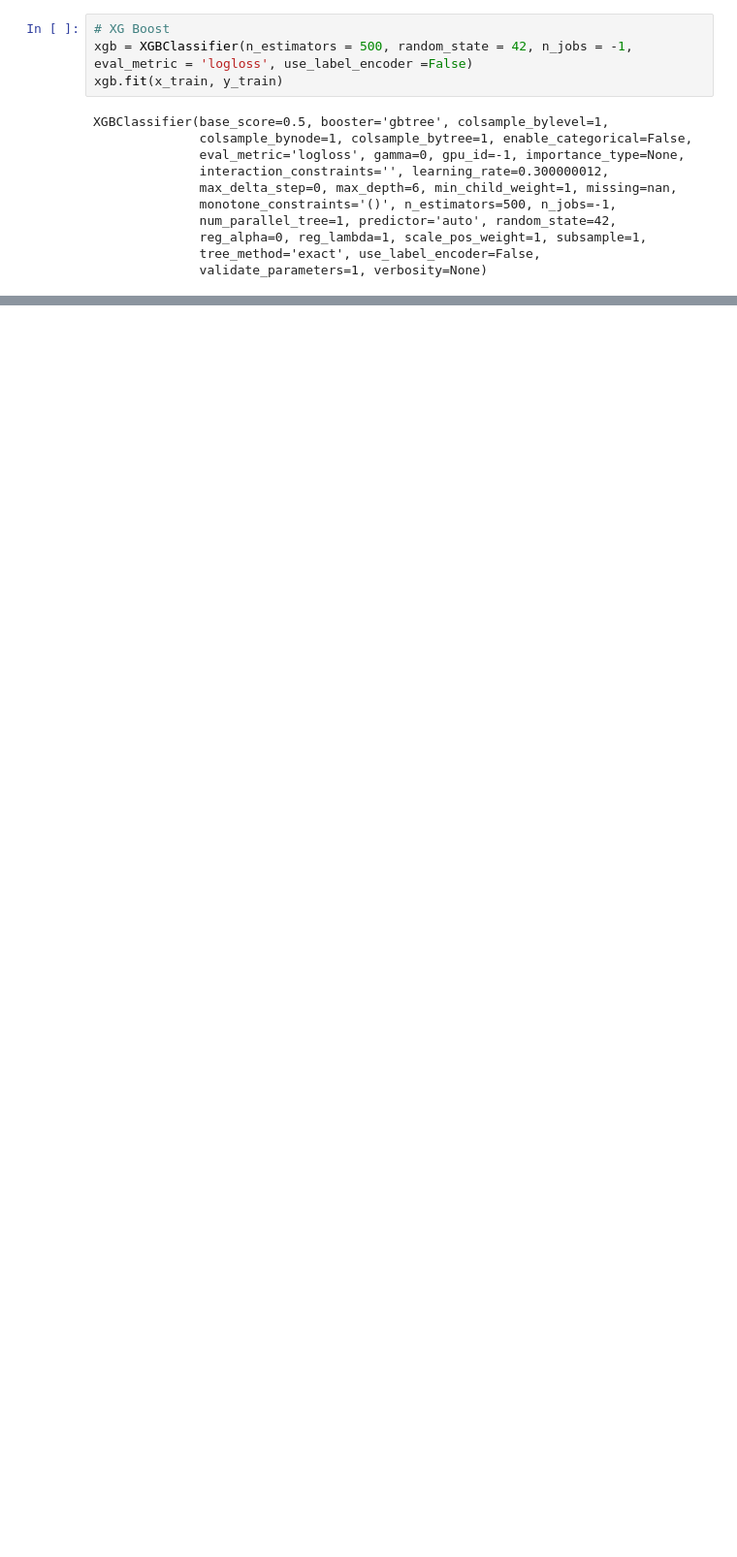
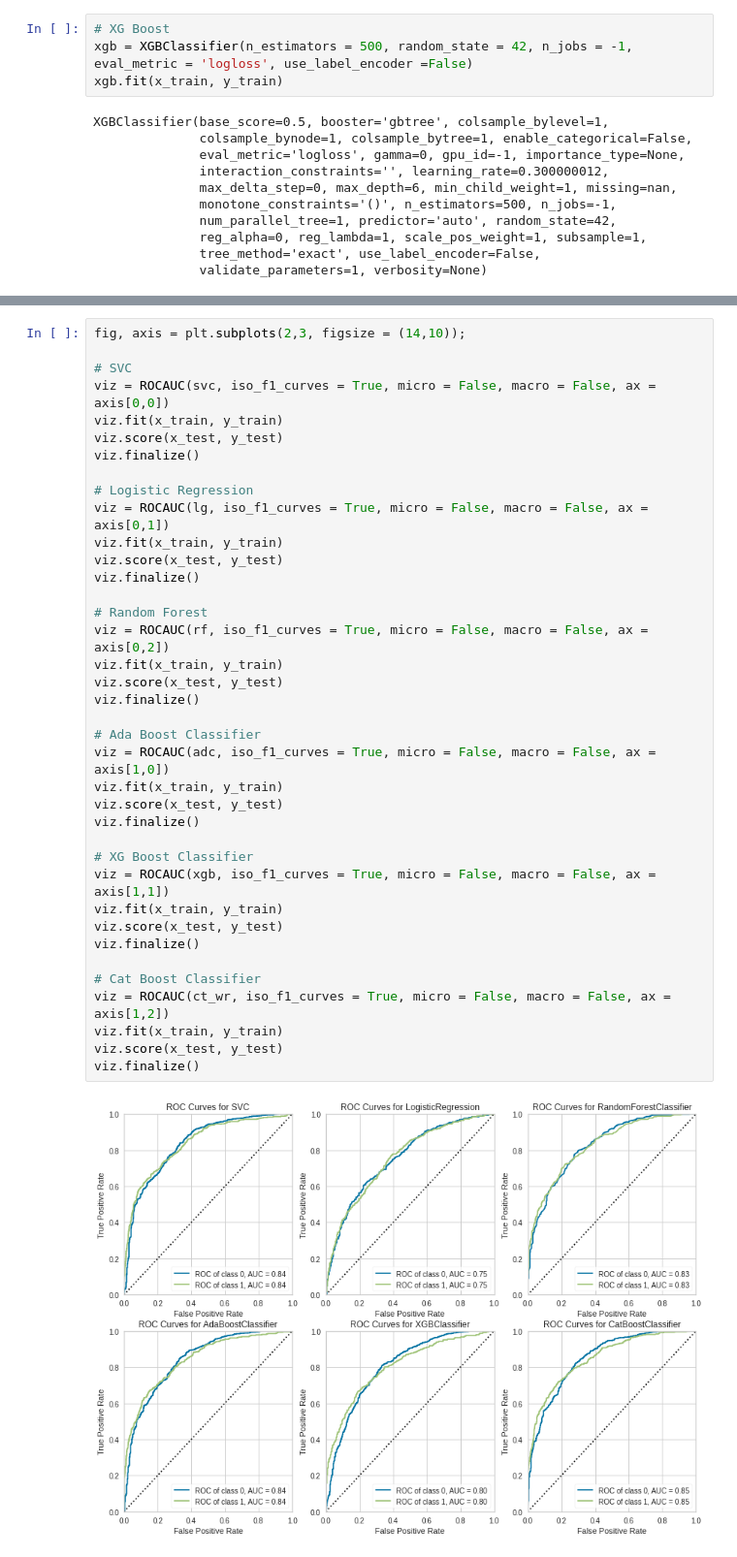
Before and after one commit to denisshiki/churn_prediction, a Jupyter notebook: churn.ipynb, the cells around one changed output, grey strips where cells are left out. Shown at 97% size. Saved outputs shown, nothing was run; the diff lists cells and outputs as text; blank space fills up the shorter version.

```diff
--- a/churn.ipynb
+++ b/churn.ipynb
@@ -1159,0 +1228,40 @@ g = visualizer.finalize()
+# %%
+fig, axis = plt.subplots(2,3, figsize = (14,10));
+
+# SVC
+viz = ROCAUC(svc, iso_f1_curves = True, micro = False, macro = False, ax = axis[0,0])
+viz.fit(x_train, y_train)
+viz.score(x_test, y_test)
+viz.finalize()
+
+# Logistic Regression
+viz = ROCAUC(lg, iso_f1_curves = True, micro = False, macro = False, ax = axis[0,1])
+viz.fit(x_train, y_train)
+viz.score(x_test, y_test)
+viz.finalize()
+
+# Random Forest
+viz = ROCAUC(rf, iso_f1_curves = True, micro = False, macro = False, ax = axis[0,2])
+viz.fit(x_train, y_train)
+viz.score(x_test, y_test)
+viz.finalize()
+
+# Ada Boost Classifier
+viz = ROCAUC(adc, iso_f1_curves = True, micro = False, macro = False, ax = axis[1,0])
+viz.fit(x_train, y_train)
+viz.score(x_test, y_test)
+viz.finalize()
+
+# XG Boost Classifier
+viz = ROCAUC(xgb, iso_f1_curves = True, micro = False, macro = False, ax = axis[1,1])
+viz.fit(x_train, y_train)
+viz.score(x_test, y_test)
+viz.finalize()
+
+# Cat Boost Classifier
+viz = ROCAUC(ct_wr, iso_f1_curves = True, micro = False, macro = False, ax = axis[1,2])
+viz.fit(x_train, y_train)
+viz.score(x_test, y_test)
+viz.finalize()
+# %% [output]
+[figure, added]
```
Also changed, not shown: parts of 32 cells of this notebook.
